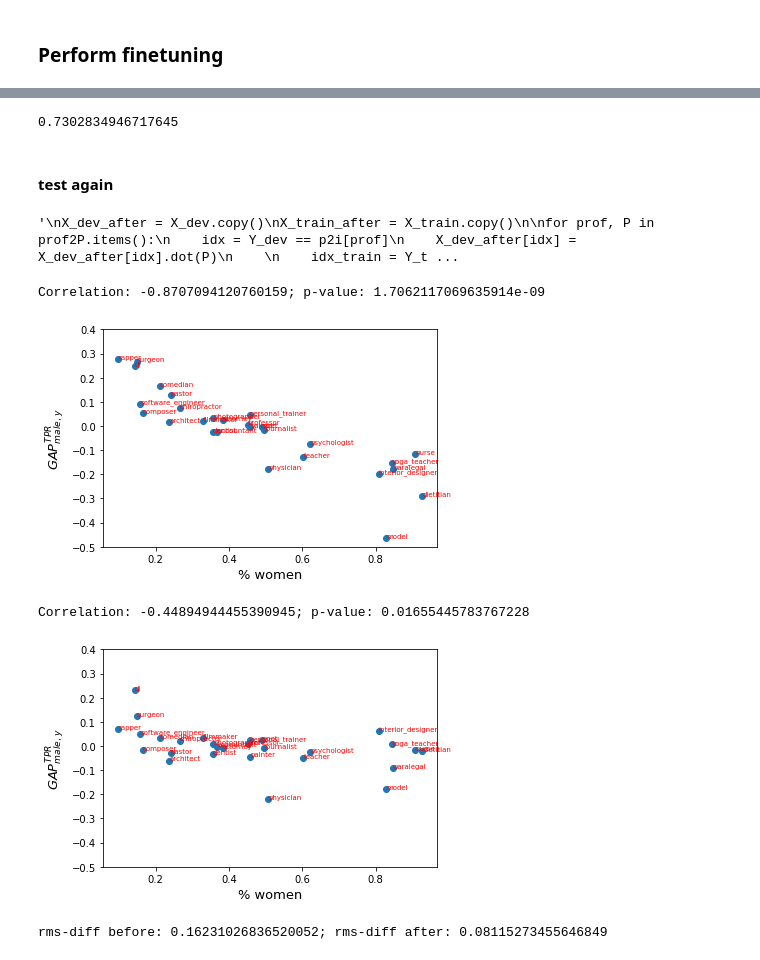
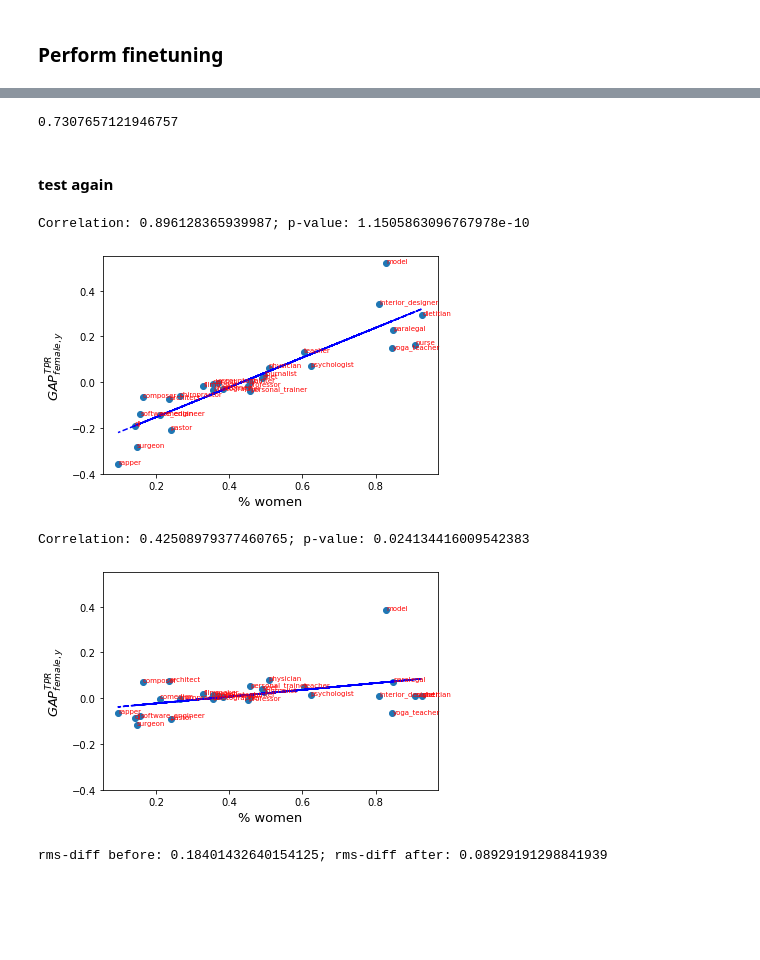
Before and after one commit to shauli-ravfogel/nullspace_projection, a Jupyter notebook: notebooks/biasbios_fasttext.ipynb, the cells around one changed output, grey strips where cells are left out. Drawn from its saved outputs; the diff is of its cells as text; code cells hidden in the pictures; blank space fills up the shorter version.

```diff
--- a/notebooks/biasbios_fasttext.ipynb
+++ b/notebooks/biasbios_fasttext.ipynb
@@ -446,34 +358,18 @@ LogisticRegression(C=1.0, class_weight=None, dual=False, fit_intercept=True,
                    random_state=0, solver='sag', tol=0.0001, verbose=10,
                    warm_start=True)
 # %%
-print(clf.score(X_test.dot(P), Y_test))
+print(clf.score(P.dot(X_test.T).T, Y_test))
 # %% [output]
-0.7302834946717645
+0.7307657121946757
 # %% [markdown]
 #### test again
-# %%
-"""
-X_dev_after = X_dev.copy()
-X_train_after = X_train.copy()
-
-for prof, P in prof2P.items():
-    idx = Y_dev == p2i[prof]
-    X_dev_after[idx] = X_dev_after[idx].dot(P)
-
-    idx_train = Y_train == p2i[prof]
-    X_train_after[idx_train] = X_train_after[idx_train].dot(P)
-
-print("before finetunine", clf.score(X_dev_after, Y_dev))
-clf.fit(X_train_after, Y_train)
-print("After finetuning", clf.score(X_dev_after, Y_dev))
- """
-# %% [output]
-'\nX_dev_after = X_dev.copy()\nX_train_after = X_train.copy()\n\nfor prof, P in prof2P.items():\n    idx = Y_dev == p2i[prof]\n    X_dev_after[idx] = X_dev_after[idx].dot(P)\n    \n    idx_train = Y_t ...
 # %%
 def get_TPR(y_pred, y_true, p2i, i2p, gender):
 
     scores = defaultdict(Counter)
     prof_count_total = defaultdict(Counter)
+
+    assert len(y_pred) == len(y_true) == len(gender)
 
     for y_hat, y, g in zip(y_pred, y_true, gender):
 
@@ -498,7 +394,7 @@ def get_TPR(y_pred, y_true, p2i, i2p, gender):
         tprs[profession]["m"] = tpr_m
         tprs[profession]["f"] = tpr_f
         tprs_ratio.append(0)
-        tprs_change[profession] = tpr_m - tpr_f
+        tprs_change[profession] = tpr_f - tpr_m
 
     return tprs, tprs_change, np.mean(np.abs(tprs_ratio))
 
@@ -507,6 +403,8 @@ def get_FPR(y_pred, y_true, p2i, i2p, gender):
     fp = defaultdict(Counter)
     neg_count_total = defaultdict(Counter)
     pos_count_total = defaultdict(Counter)
+
+
 
     for y_hat, y, g in zip(y_pred, y_true, gender):
 
@@ -557,15 +455,15 @@ def similarity_vs_tpr(tprs, word2vec, title, measure, prof2fem):
 
     plt.plot(sim_lst, tpr_lst, marker = "o", linestyle = "none")
     plt.xlabel("% women", fontsize = 13)
-    plt.ylabel(r'$GAP_{male,y}^{TPR}$', fontsize = 13)
+    plt.ylabel(r'$GAP_{female,y}^{TPR}$', fontsize = 13)
     for p in professions:
         x,y = prof2fem[p], tprs[p]
         plt.annotate(p , (x,y), size = 7, color = "red")
 
-    plt.ylim(-0.5,0.4)
-    #z = np.polyfit(sim_lst, tpr_lst, 1)
-    #p = np.poly1d(z)
-    #plt.plot(sim_lst,p(sim_lst),"b--")
+    plt.ylim(-0.4,0.55)
+    z = np.polyfit(sim_lst, tpr_lst, 1)
+    p = np.poly1d(z)
+    plt.plot(sim_lst,p(sim_lst),"b--")
 
     plt.savefig("{}_vs_bias_{}_fasttext".format(measure, title), dpi = 600)
     print("Correlation: {}; p-value: {}".format(*pearsonr(sim_lst, tpr_lst)))
@@ -591,42 +489,30 @@ def save_vecs_and_words(vecs, words):
 # %%
 
 
 y_pred_before = clf_original.predict(X_test)
 test_gender = [d["g"] for d in test]
 dev_gender = [d["g"] for d in dev]
 train_gender = [d["g"] for d in train]
 
 tprs_before, tprs_change_before, mean_ratio_before = get_TPR(y_pred_before, Y_test, p2i, i2p, test_gender)
 similarity_vs_tpr(tprs_change_before, word2vec, "before", "TPR", prof2fem)
 
 
 #y_pred_after = clf.predict(X_test.dot(P))
 y_pred_after = clf.predict(X_test.dot(P))
 tprs, tprs_change_after, mean_ratio_after = get_TPR(y_pred_after, Y_test, p2i, i2p, test_gender)
 similarity_vs_tpr(tprs_change_after, word2vec, "after", "TPR", prof2fem)
 
-
-#print("TPR diff ratio before: {}; after: {}".format(mean_ratio_before, mean_ratio_after))
-"""
-fprs_before, fprs_change_before, mean_ratio_before = get_FPR(y_pred_before, Y_test, p2i, i2p, test_gender)
-similarity_vs_tpr(fprs_change_before, word2vec, "before", "FPR", prof2fem)
-
-
-fprs, fprs_change_after, mean_ratio_after = get_FPR(y_pred_after, Y_test, p2i, i2p, test_gender)
-similarity_vs_tpr(fprs_change_after, word2vec, "after", "FPR", prof2fem)
-
-#print("TPR diff ratio before: {}; after: {}".format(mean_ratio_before, mean_ratio_after))
-"""
 change_vals_before = np.array(list((tprs_change_before.values())))
 change_vals_after = np.array(list(tprs_change_after.values()))
 
 print("rms-diff before: {}; rms-diff after: {}".format(rms_diff(change_vals_before), rms_diff(change_vals_after)))
 # %% [output]
-Correlation: -0.8707094120760159; p-value: 1.7062117069635914e-09
+Correlation: 0.896128365939987; p-value: 1.1505863096767978e-10
-[figure, old version]
+[figure, new version]
-Correlation: -0.44894944455390945; p-value: 0.01655445783767228
+Correlation: 0.42508979377460765; p-value: 0.024134416009542383
-[figure, old version]
+[figure, new version]
-rms-diff before: 0.16231026836520052; rms-diff after: 0.08115273455646849
+rms-diff before: 0.18401432640154125; rms-diff after: 0.08929191298841939
 # %%
 def tsne_by_gender(vecs, labels, title, words = None):
 
```
Also changed, not shown: parts of 49 cells of this notebook.
